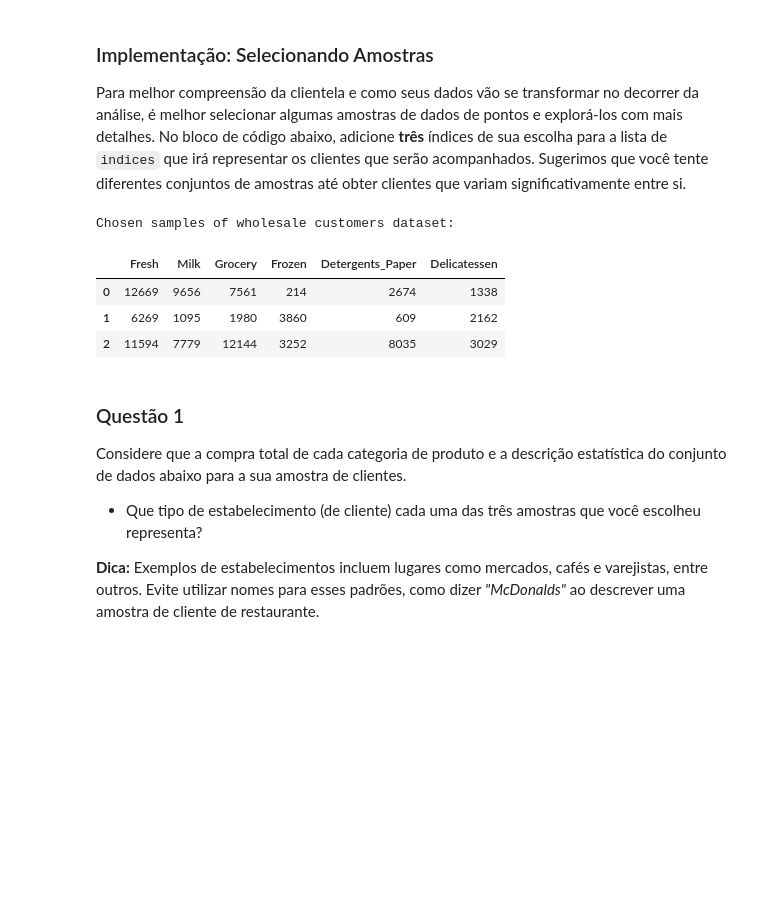
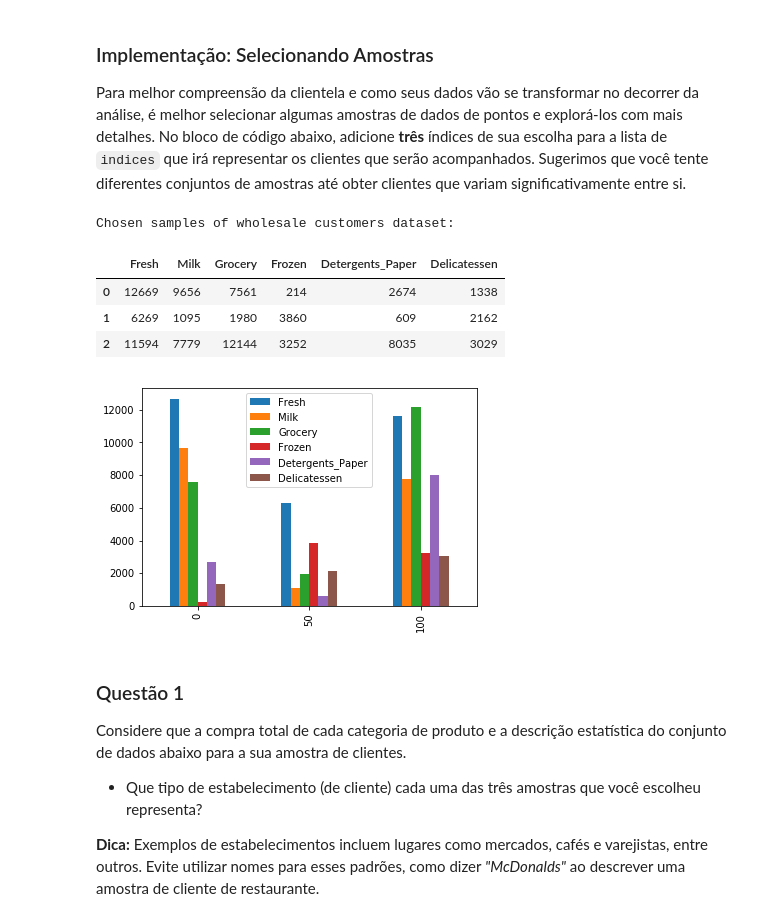
Before and after one commit to isaelanjos/customer_segments, a Jupyter notebook: customer_segments_PT.ipynb, the cells around one changed output. Saved outputs shown, nothing was run; the diff lists cells and outputs as text; code cells hidden in the pictures; blank space fills up the shorter version.

```diff
--- a/customer_segments_PT.ipynb
+++ b/customer_segments_PT.ipynb
@@ -61,17 +61,23 @@ Para melhor compreensão da clientela e como seus dados vão se transformar no d
 # %%
 # TODO: Selecione três índices de sua escolha que você gostaria de obter como amostra do conjunto de dados
 indices = [0,50,100]
 
 # Crie um DataFrame das amostras escolhidas
+samples_plot  = pd.DataFrame(data.loc[indices], columns = data.keys())
 samples = pd.DataFrame(data.loc[indices], columns = data.keys()).reset_index(drop = True)
 print "Chosen samples of wholesale customers dataset:"
 display(samples)
+
+import matplotlib.pyplot as plt
+samples_plot.plot(kind="bar")
+plt.show()
 # %% [output]
 Chosen samples of wholesale customers dataset:
 |  | Fresh | Milk | Grocery | Frozen | Detergents_Paper | Delicatessen |
 | 0 | 12669 | 9656 | 7561 | 214 | 2674 | 1338 |
 | 1 | 6269 | 1095 | 1980 | 3860 | 609 | 2162 |
 | 2 | 11594 | 7779 | 12144 | 3252 | 8035 | 3029 |
+[figure, added]
 # %% [markdown]
 ### Questão 1
 Considere que a compra total de cada categoria de produto e a descrição estatística do conjunto de dados abaixo para a sua amostra de clientes.
```
Also changed, not shown: parts of 11 cells of this notebook, 1 other file.
